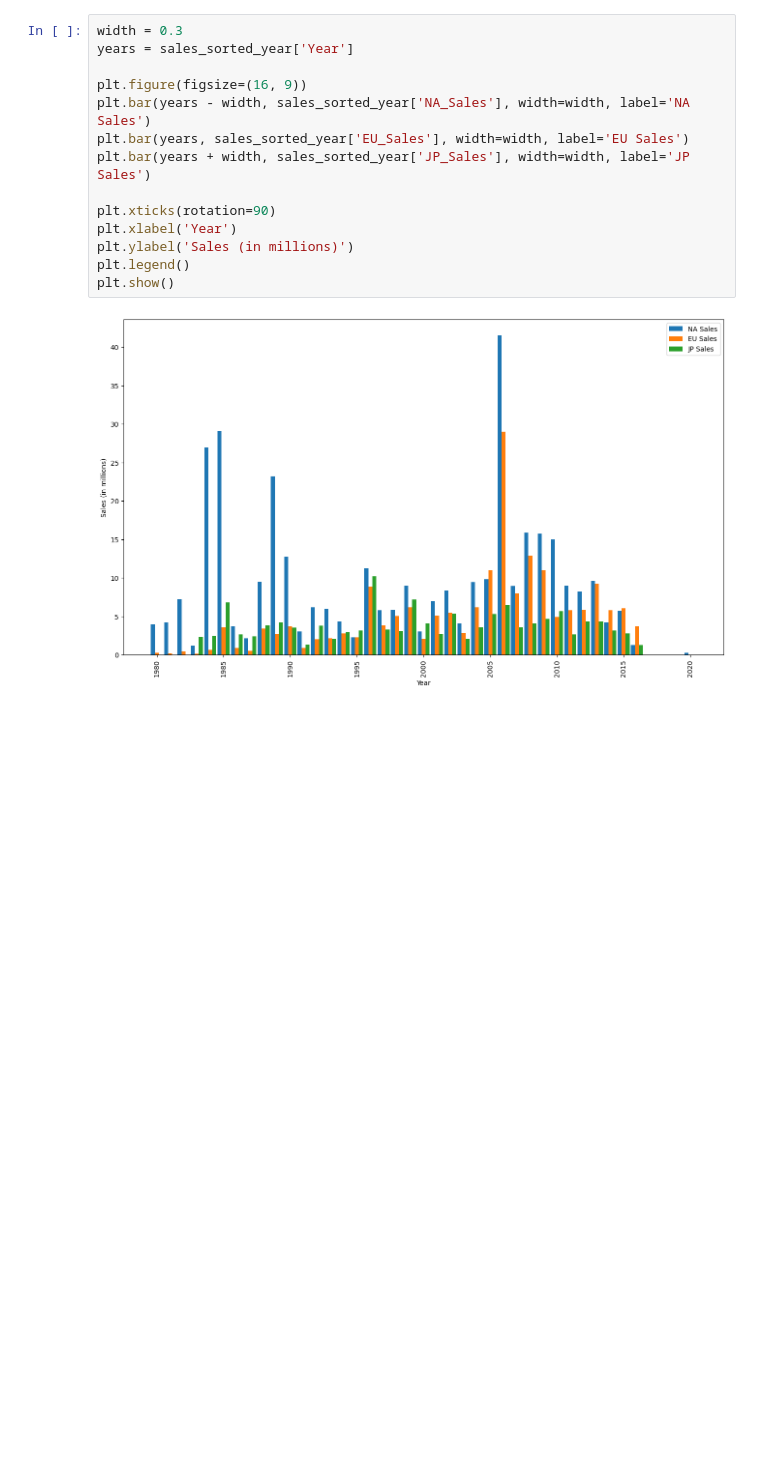
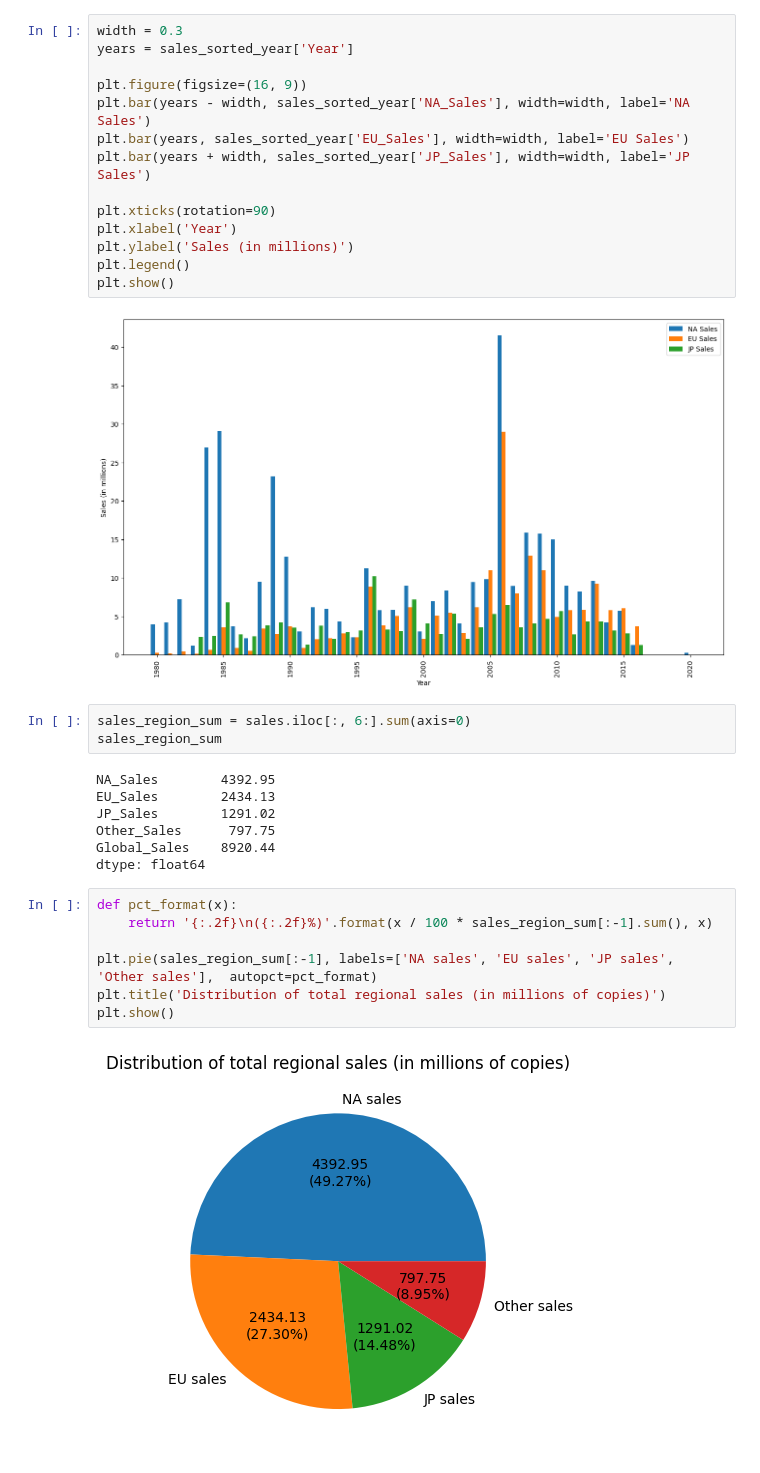
Before and after one commit to hansstanley/YongTauFoo, a Jupyter notebook: notebooks/sales.ipynb, the cells around one changed output. Cells and saved outputs as stored; diff of their text form; blank space fills up the shorter version.

Commit message:
Add charts

```diff
--- a/notebooks/sales.ipynb
+++ b/notebooks/sales.ipynb
@@ -48,3 +49,22 @@ plt.legend()
 plt.show()
 # %% [output]
 [figure]
+# %%
+sales_region_sum = sales.iloc[:, 6:].sum(axis=0)
+sales_region_sum
+# %% [output]
+NA_Sales        4392.95
+EU_Sales        2434.13
+JP_Sales        1291.02
+Other_Sales      797.75
+Global_Sales    8920.44
+dtype: float64
+# %%
+def pct_format(x):
+    return '{:.2f}\n({:.2f}%)'.format(x / 100 * sales_region_sum[:-1].sum(), x)
+
+plt.pie(sales_region_sum[:-1], labels=['NA sales', 'EU sales', 'JP sales', 'Other sales'],  autopct=pct_format)
+plt.title('Distribution of total regional sales (in millions of copies)')
+plt.show()
+# %% [output]
+[figure, added]
```
Also changed, not shown: parts of 4 cells of this notebook, 2 other files.
